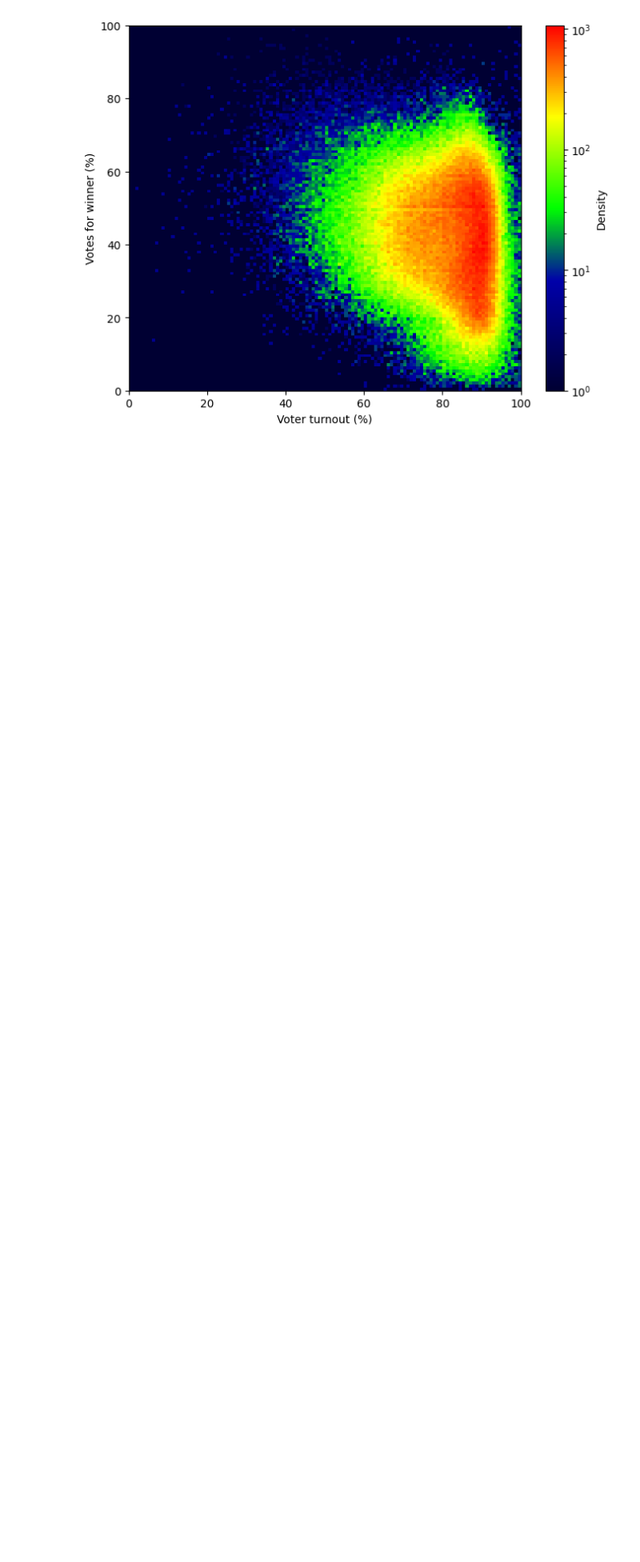
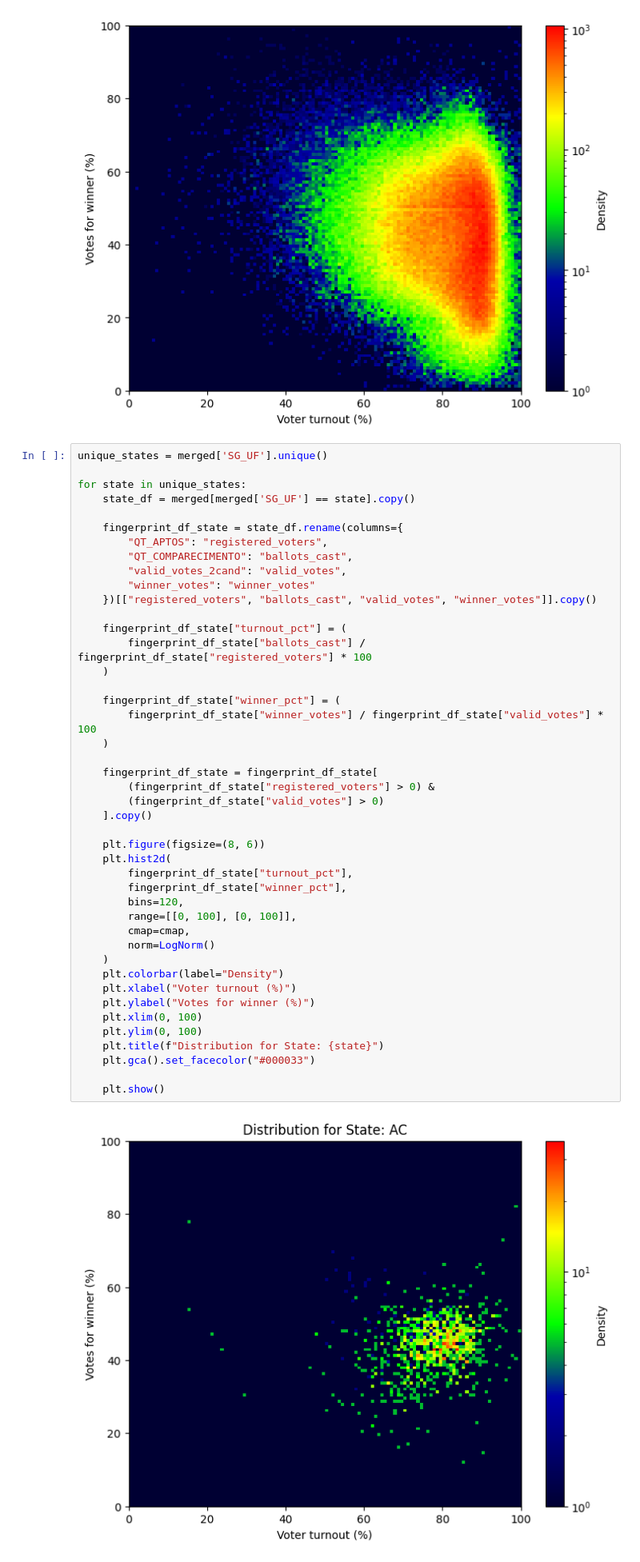
Before and after one commit to arturbernardo/eleicoes_fingerprint, a Jupyter notebook: fingerprint_1994.ipynb, the cells around one changed output. Shown at 80% size. Saved outputs shown, nothing was run; the diff lists cells and outputs as text; blank space fills up the shorter version.

```diff
--- a/fingerprint_1994.ipynb
+++ b/fingerprint_1994.ipynb
@@ -179,3 +163,49 @@ plt.gca().set_facecolor("#000033")
 plt.show()
 # %% [output]
 [figure]
+# %%
+unique_states = merged['SG_UF'].unique()
+
+for state in unique_states:
+    state_df = merged[merged['SG_UF'] == state].copy()
+
+    fingerprint_df_state = state_df.rename(columns={
+        "QT_APTOS": "registered_voters",
+        "QT_COMPARECIMENTO": "ballots_cast",
+        "valid_votes_2cand": "valid_votes",
+        "winner_votes": "winner_votes"
+    })[["registered_voters", "ballots_cast", "valid_votes", "winner_votes"]].copy()
+
+    fingerprint_df_state["turnout_pct"] = (
+        fingerprint_df_state["ballots_cast"] / fingerprint_df_state["registered_voters"] * 100
+    )
+
+    fingerprint_df_state["winner_pct"] = (
+        fingerprint_df_state["winner_votes"] / fingerprint_df_state["valid_votes"] * 100
+    )
+
+    fingerprint_df_state = fingerprint_df_state[
+        (fingerprint_df_state["registered_voters"] > 0) &
+        (fingerprint_df_state["valid_votes"] > 0)
+    ].copy()
+
+    plt.figure(figsize=(8, 6))
+    plt.hist2d(
+        fingerprint_df_state["turnout_pct"],
+        fingerprint_df_state["winner_pct"],
+        bins=120,
+        range=[[0, 100], [0, 100]],
+        cmap=cmap,
+        norm=LogNorm()
+    )
+    plt.colorbar(label="Density")
+    plt.xlabel("Voter turnout (%)")
+    plt.ylabel("Votes for winner (%)")
+    plt.xlim(0, 100)
+    plt.ylim(0, 100)
+    plt.title(f"Distribution for State: {state}")
+    plt.gca().set_facecolor("#000033")
+
+    plt.show()
+# %% [output]
+[figure, added]
```
Also changed, not shown: parts of 2 cells of this notebook.
